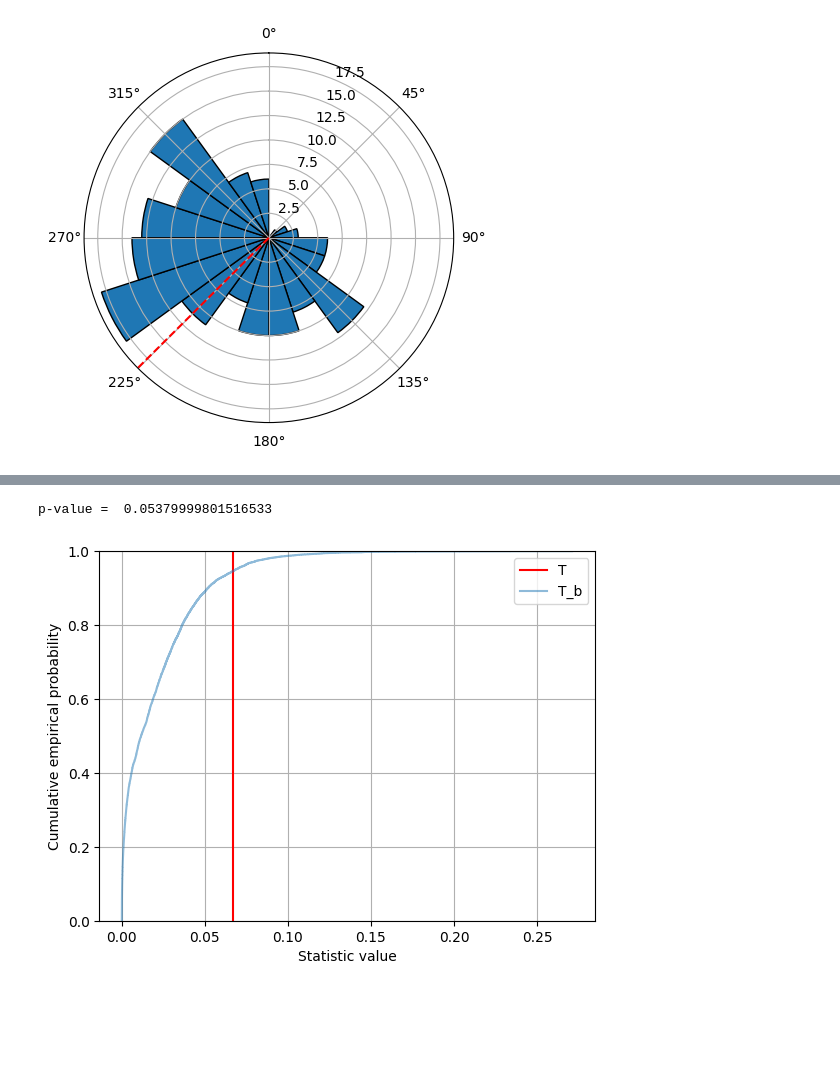
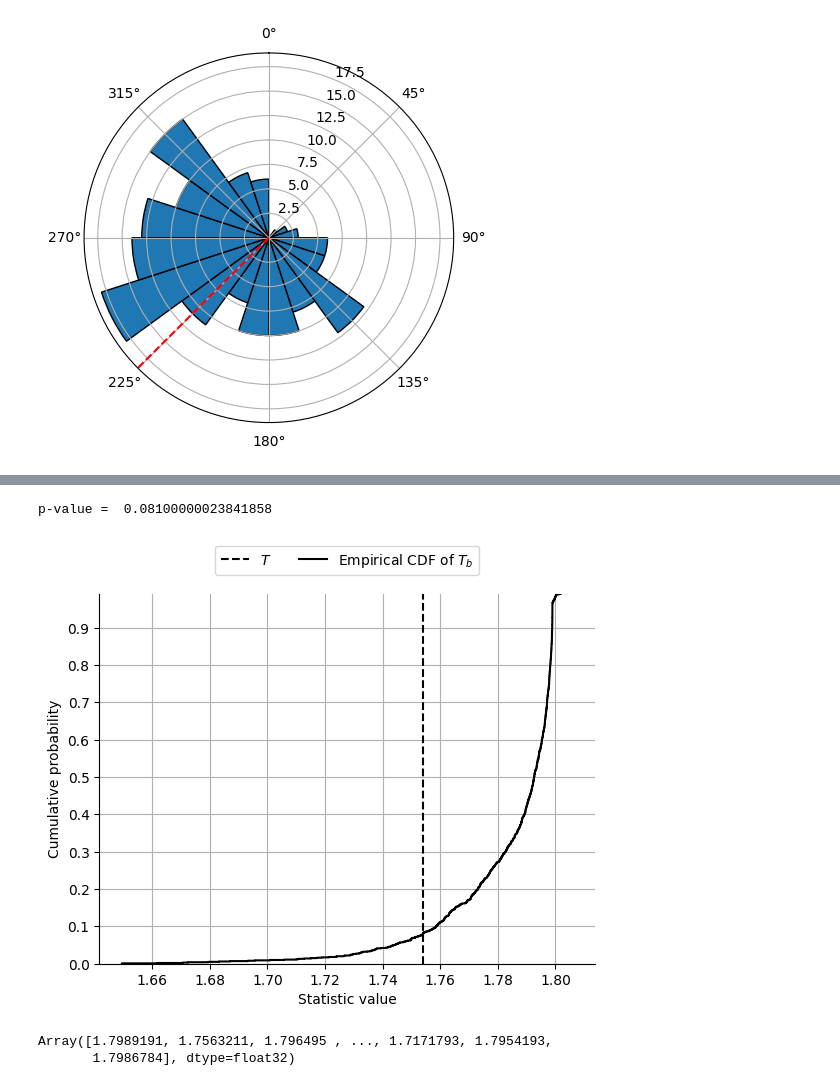
Before and after one commit to matthieubulte/meantesting, a Jupyter notebook: wind.ipynb, the cells around one changed output, grey strips where cells are left out. Drawn from its saved outputs; the diff is of its cells as text; code cells hidden in the pictures; blank space fills up the shorter version.

```diff
--- a/wind.ipynb
+++ b/wind.ipynb
@@ -124,4 +175,7 @@ plt.axvline(mu_hat_angle, color="r", linestyle="--")
 # %%
+from manifold import mirror_vecs, dist_sq_arr
+
+
 def mixture(key, x0, x1, p):
     num_dims = len(x0.shape) - 1
     shape = (x0.shape[0], *[1 for _ in range(num_dims)])
@@ -129,42 +183,61 @@ def mixture(key, x0, x1, p):
         key, jnp.array([0.0, 1.0]), shape=shape, p=jnp.array([p, 1 - p])
     )
     return z * x0 + (1.0 - z) * x1
 
 
-num_bootstrap = 10_000
+num_bootstrap = 1000
 
 
 def proc_inner(M, x, mu_0, key):
     fm_key, key = jax.random.split(key, 2)
     x_mirrored = mirror_vecs(M, mu_0, x)
 
     mu_hat = M.frechet_mean(x, fm_key)
-    t = M.dist(mu_hat, mu_0) ** 2
+    t = dist_sq_arr(M, mu_hat, x).mean()
 
     def fun(it_key):
         z_key, fm_key = jax.random.split(it_key)
         x_b = mixture(z_key, x, x_mirrored, 1 / 2)
         mu_hat_b = M.frechet_mean(x_b, fm_key)
-        return M.dist(mu_hat_b, mu_0) ** 2
+        return dist_sq_arr(M, mu_hat_b, x_b).mean()
 
     t_b = jax.vmap(fun)(jax.random.split(key, num_bootstrap))
+
     return t, t_b
 
 
+mu_0_angle = 4 * np.pi / 3
+key = jax.random.PRNGKey(0)
 t, t_b = proc_inner(
     S,
     X,
-    jnp.array([np.cos(-2 * np.pi / 3), np.sin(-2 * np.pi / 3)]),
-    jax.random.PRNGKey(np.random.randint(0, 2**32)),
+    jnp.array([np.cos(mu_0_angle), np.sin(mu_0_angle)]),
+    key,
 )
+print("p-value = ", (t_b <= t).mean().item())
 
-plt.axvline(t, color="red", label="T")
-plt.ecdf(t_b[~np.isnan(t_b)], alpha=0.5, label="T_b")
+plt.axvline(t, linestyle="--", color="black", label=r"$T$")
+plt.ecdf(t_b[~np.isnan(t_b)], color="black", label=r"Empirical CDF of $T_b$")
 plt.xlabel("Statistic value")
-plt.ylabel("Cumulative empirical probability")
+plt.ylabel("Cumulative probability")
 plt.grid("on")
-plt.legend()
-print("p-value = ", (t_b >= t).mean().item())
+plt.legend(loc="upper center", bbox_to_anchor=(0.5, 1.15), ncol=2)
+plt.yticks(np.linspace(0, 1, 11))
+plt.ylim(0, 0.99)
+ax = plt.gca()
+ax.spines["top"].set_visible(False)
+ax.spines["right"].set_visible(False)
+
+plt.savefig(
+    "./plots/wind_result.pdf",
+    bbox_inches="tight",
+    transparent=True,
+)
 # %% [output]
-p-value =  0.05379999801516533
+p-value =  0.08100000023841858
-[figure, old version]
+[figure, new version]
+# %%
+t_b
+# %% [output]
+Array([1.7989191, 1.7563211, 1.796495 , ..., 1.7171793, 1.7954193,
+       1.7986784], dtype=float32)
```
Also changed, not shown: parts of 6 cells of this notebook, 7 other files.
